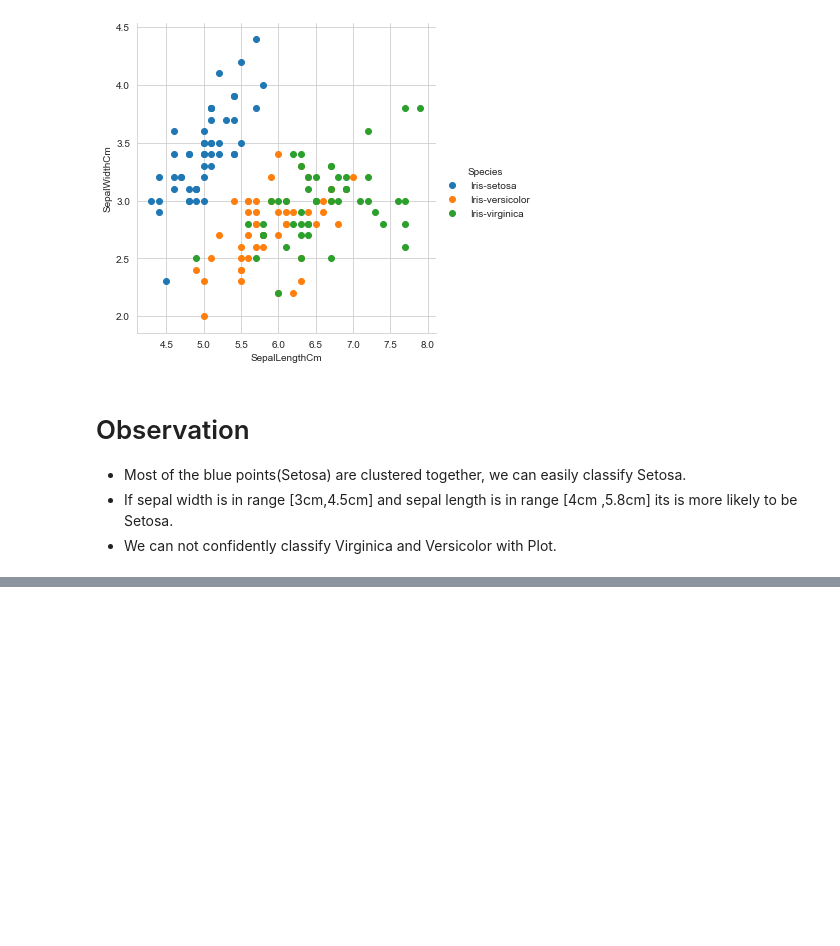
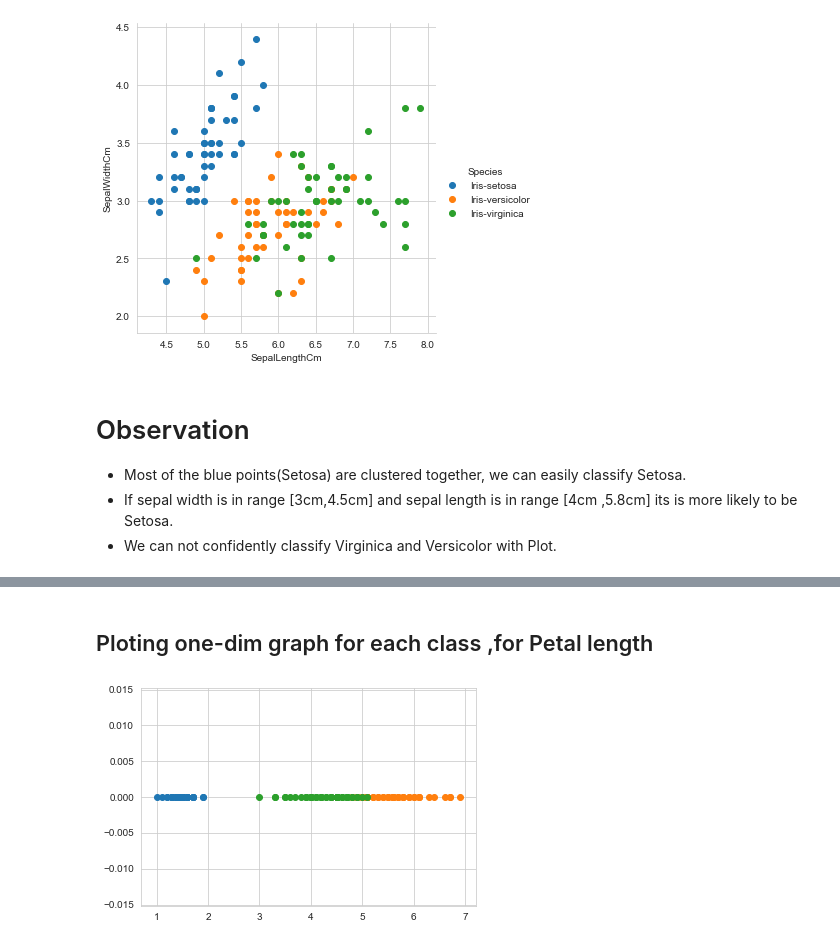
Before and after one commit to arpitiiitv/Exploratory-Data-Analysis, a Jupyter notebook: Iris EDA/EDA Iris Dataset.ipynb, the cells around one changed output, grey strips where cells are left out. Saved outputs shown, nothing was run; the diff lists cells and outputs as text; code cells hidden in the pictures; blank space fills up the shorter version.

```diff
--- a/Iris EDA/EDA Iris Dataset.ipynb
+++ b/Iris EDA/EDA Iris Dataset.ipynb
@@ -100,0 +137,17 @@ sns.FacetGrid(iris,hue='Species',size=5).map(plt.scatter,"SepalLengthCm","SepalW
+# %%
+# Taking each class of flower in differnt variable
+setosa = iris.loc[iris['Species']=='Iris-setosa']
+virginica = iris.loc[iris['Species']=='Iris-virginica']
+versicolor = iris.loc[iris['Species']=='Iris-versicolor']
+# %% [markdown]
+## Ploting one-dim graph for each class ,for Petal length
+# %%
+plt.scatter(setosa['PetalLengthCm'],np.zeros_like(setosa['PetalLengthCm']))
+plt.scatter(virginica['PetalLengthCm'],np.zeros_like(setosa['PetalLengthCm']))
+plt.scatter(versicolor['PetalLengthCm'],np.zeros_like(setosa['PetalLengthCm']))
+plt.show()
+# It is difficult to classify because most of the points are overlapping
+# We have tp look for some better plots for this
+# We will be using histogram
+# %% [output]
+[figure, added]
```
Also changed, not shown: parts of 29 cells of this notebook.
